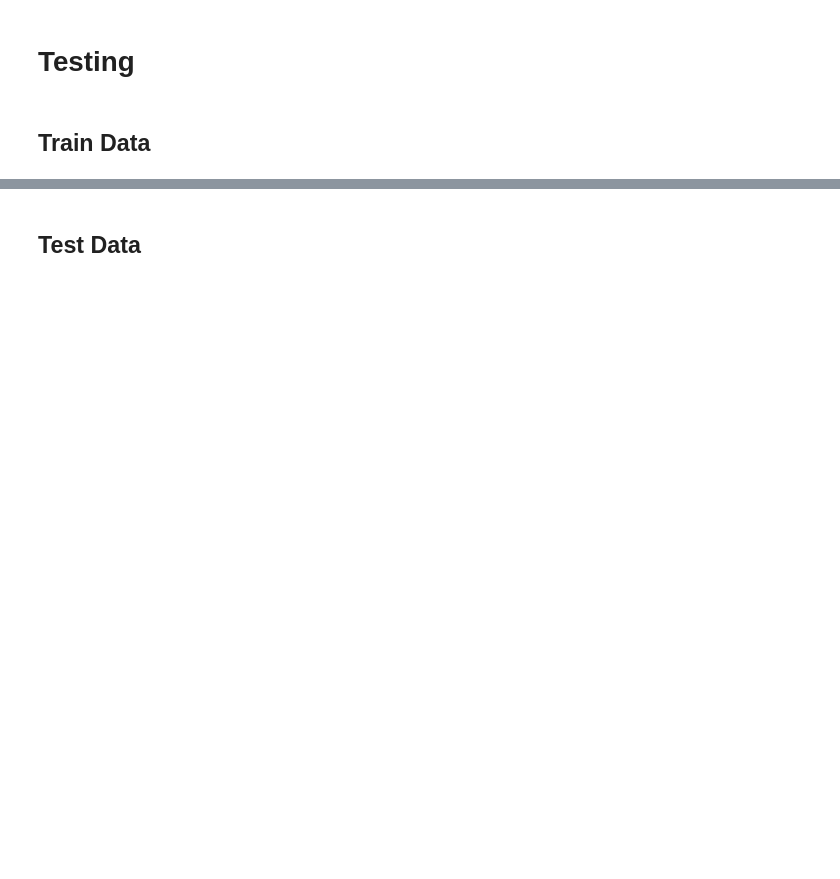
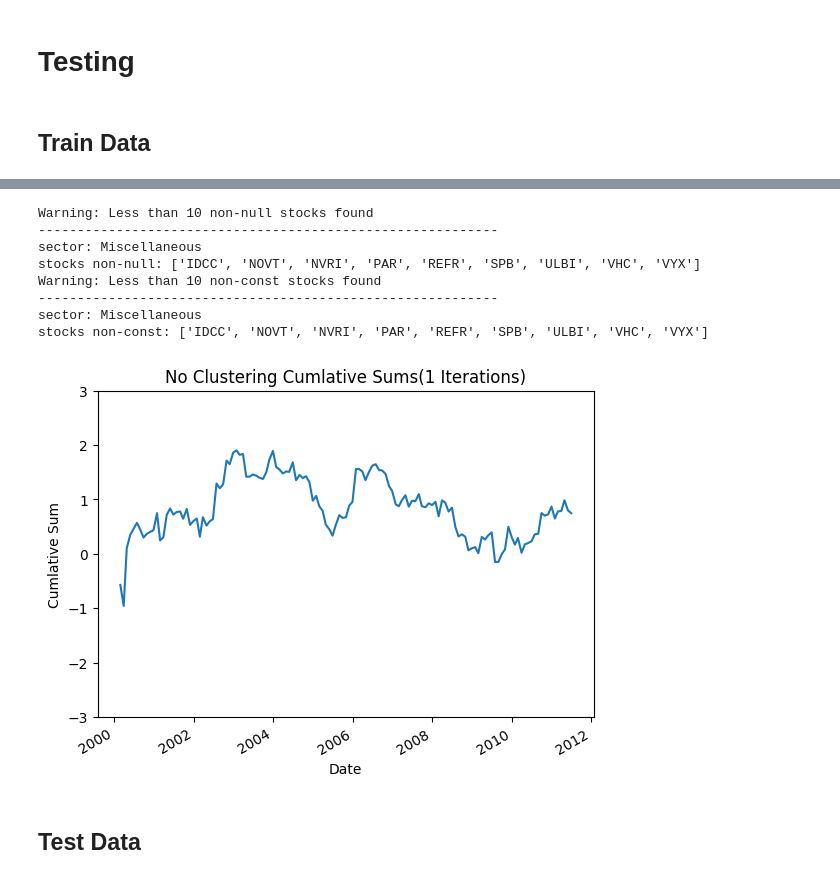
Before and after one commit to TInglefield/Math4920Project, a Jupyter notebook: clustering_NEW/Draft_5/draft5_2.ipynb, the cells around one changed output, grey strips where cells are left out. Saved outputs shown, nothing was run; the diff lists cells and outputs as text; code cells hidden in the pictures; blank space fills up the shorter version.

```diff
--- a/clustering_NEW/Draft_5/draft5_2.ipynb
+++ b/clustering_NEW/Draft_5/draft5_2.ipynb
@@ -475,5 +501,3 @@ def trading(
     return trading_results_dict
 # %% [markdown]
 ## Analysis
-# %%
-sector_list =
@@ -497,3 +593,40 @@ def run_trading_KMeans(run_frequency, n_runs, prices_data, caps_data):
+# %%
+def run_trading_Hierarchial(run_frequency, n_runs, prices_data, caps_data):
+    trading_results_dict = {}
+    n_iterations = 5
+    for i in range(n_iterations):
+        trading_res = trading(prices_dataframe=prices_data, caps_dataframe=caps_data, market_dictionary=full_market_dict,
+            available_sector_list=sector_list, num_clusters=7, num_sectors=7,
+            n_market_cap=10, n_cv=4, consider_cv='Yes', cluster='Yes',
+            cluster_method='Hierarchial', final_beta_validation='No', run_frequency=run_frequency,
+            n_initializations=20, record_clustering='Yes', record_stock_selection='Yes', n_runs=n_runs)
+        cum_sum_series = cum_sum_plot_single(trading_res)
+        trading_results_dict[f'Run_{i}'] = cum_sum_series
+    temp_df = pd.concat(trading_results_dict, axis=1)
+    temp_df.plot(title=f'Hierarchial Cumlative Sums({n_iterations} Iterations)', legend=False)
+    plt.xlabel("Date")
+    plt.ylabel("Cumlative Sum")
+    plt.ylim(-3, 3)
+    plt.show()
+# %%
+def run_trading_noCluster(run_frequency, n_runs, prices_data, caps_data):
+    trading_results_dict = {}
+    n_iterations = 1
+    for i in range(n_iterations):
+        #print(f'Iteration: {i}')
+        trading_res = trading(prices_dataframe=prices_data, caps_dataframe=caps_data, market_dictionary=full_market_dict,
+            available_sector_list=sector_list, num_clusters=7, num_sectors=7,
+            n_market_cap=10, n_cv=1, consider_cv='Yes', cluster='No',
+            cluster_method='KMeans', final_beta_validation='Yes', run_frequency=run_frequency,
+            n_initializations=20, record_clustering='Yes', record_stock_selection='Yes', n_runs=n_runs)
+        cum_sum_series = cum_sum_plot_single(trading_res)
+        trading_results_dict[f'Run_{i}'] = cum_sum_series
+    temp_df = pd.concat(trading_results_dict, axis=1)
+    temp_df.plot(title=f'No Clustering Cumlative Sums({n_iterations} Iterations)', legend=False)
+    plt.xlabel("Date")
+    plt.ylabel("Cumlative Sum")
+    plt.ylim(-3, 3)
+    plt.show()
 # %% [markdown]
 # Testing
 # %% [markdown]
@@ -500,0 +643,2 @@ def run_trading_KMeans(run_frequency, n_runs, prices_data, caps_data):
+# %%
+run_trading_Hierarchial('Monthly', 'Max', train_df, caps_df)
@@ -501,2 +664,14 @@ def run_trading_KMeans(run_frequency, n_runs, prices_data, caps_data):
+# %%
+run_trading_noCluster('Monthly', 'Max', train_df, caps_df)
+# %% [output]
+Warning: Less than 10 non-null stocks found
+-----------------------------------------------------------
+sector: Miscellaneous
+stocks non-null: ['IDCC', 'NOVT', 'NVRI', 'PAR', 'REFR', 'SPB', 'ULBI', 'VHC', 'VYX']
+Warning: Less than 10 non-const stocks found
+-----------------------------------------------------------
+sector: Miscellaneous
+stocks non-const: ['IDCC', 'NOVT', 'NVRI', 'PAR', 'REFR', 'SPB', 'ULBI', 'VHC', 'VYX']
+[figure, added]
 # %% [markdown]
 ## Test Data
```
Also changed, not shown: parts of 11 cells of this notebook.
